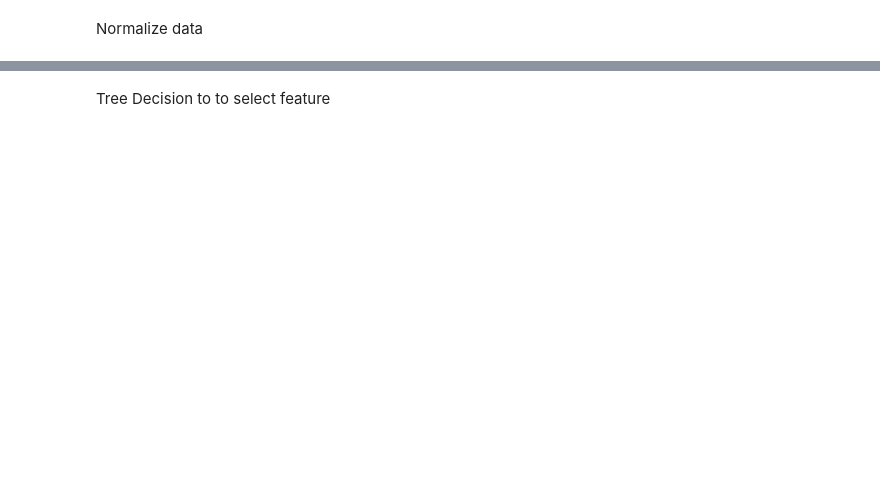
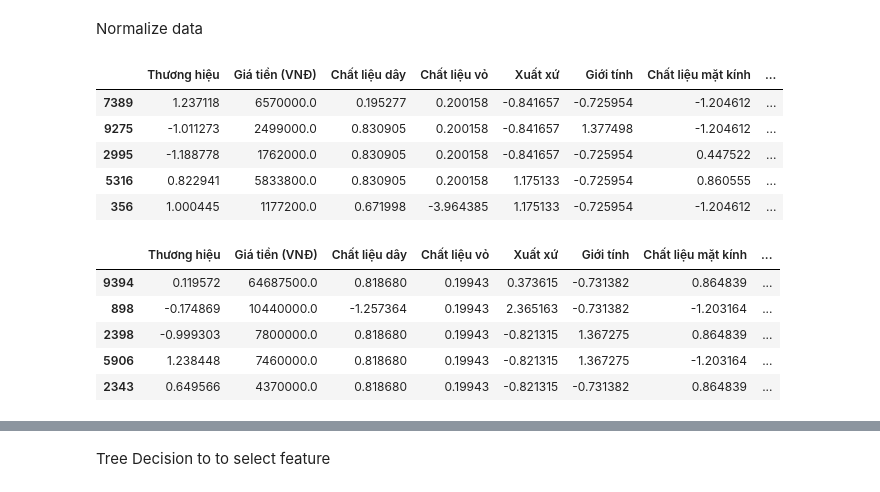
Before and after one commit to ZoanHy/DataScience_End_Semester, a Jupyter notebook: FeatureEngineeringBigDS.ipynb, the cells around one changed output, grey strips where cells are left out. Drawn from its saved outputs; the diff is of its cells as text; code cells hidden in the pictures; blank space fills up the shorter version.

```diff
--- a/FeatureEngineeringBigDS.ipynb
+++ b/FeatureEngineeringBigDS.ipynb
@@ -219,10 +226,25 @@ Normalize data
 # %%
 from sklearn.preprocessing import StandardScaler
 
 scaler = StandardScaler()
 
 cols_need_normalize = list(train_ds.drop('Giá tiền (VNĐ)', axis=1).columns)
 
 train_ds[cols_need_normalize] = scaler.fit_transform(train_ds[cols_need_normalize])
 test_ds[cols_need_normalize] = scaler.fit_transform(test_ds[cols_need_normalize])
+
+train_ds.head()
+test_ds.head()
 # %% [output]
+|  | Thương hiệu | Giá tiền (VNĐ) | Chất liệu dây | Chất liệu vỏ | Xuất xứ | Giới tính | Chất liệu mặt kính | ... |
+| 7389 | 1.237118 | 6570000.0 | 0.195277 | 0.200158 | -0.841657 | -0.725954 | -1.204612 | ... |
+| 9275 | -1.011273 | 2499000.0 | 0.830905 | 0.200158 | -0.841657 | 1.377498 | -1.204612 | ... |
+| 2995 | -1.188778 | 1762000.0 | 0.830905 | 0.200158 | -0.841657 | -0.725954 | 0.447522 | ... |
+| 5316 | 0.822941 | 5833800.0 | 0.830905 | 0.200158 | 1.175133 | -0.725954 | 0.860555 | ... |
+| 356 | 1.000445 | 1177200.0 | 0.671998 | -3.964385 | 1.175133 | -0.725954 | -1.204612 | ... |
+|  | Thương hiệu | Giá tiền (VNĐ) | Chất liệu dây | Chất liệu vỏ | Xuất xứ | Giới tính | Chất liệu mặt kính | ... |
+| 9394 | 0.119572 | 64687500.0 | 0.818680 | 0.19943 | 0.373615 | -0.731382 | 0.864839 | ... |
+| 898 | -0.174869 | 10440000.0 | -1.257364 | 0.19943 | 2.365163 | -0.731382 | -1.203164 | ... |
+| 2398 | -0.999303 | 7800000.0 | 0.818680 | 0.19943 | -0.821315 | 1.367275 | 0.864839 | ... |
+| 5906 | 1.238448 | 7460000.0 | 0.818680 | 0.19943 | -0.821315 | 1.367275 | -1.203164 | ... |
+| 2343 | 0.649566 | 4370000.0 | 0.818680 | 0.19943 | -0.821315 | -0.731382 | 0.864839 | ... |
```
Also changed, not shown: parts of 20 cells of this notebook, 12 other files.
